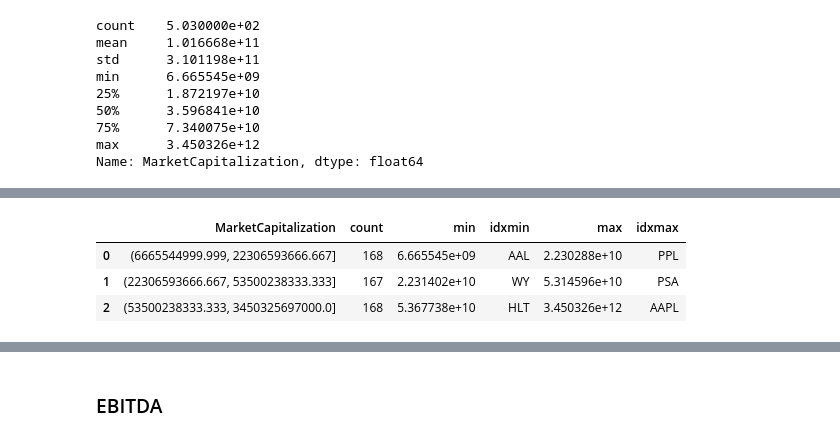
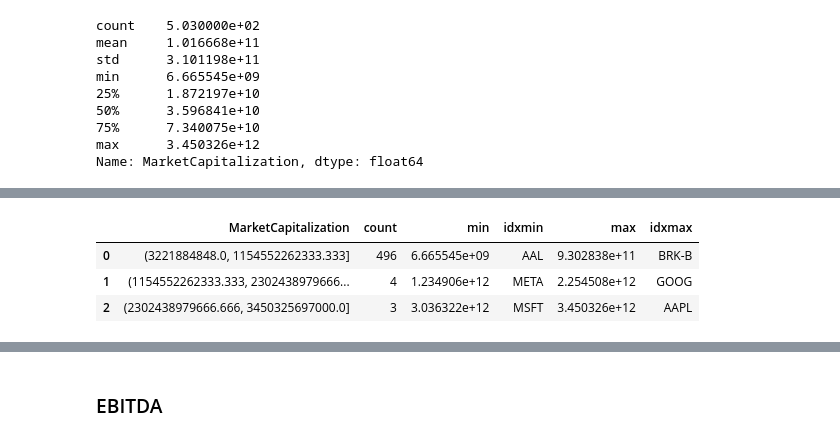
Before and after one commit to fadeeva/stock_market_research, a Jupyter notebook: Portfolio/Asset_Selection.ipynb, the cells around one changed output, grey strips where cells are left out. Cells and saved outputs as stored; diff of their text form; code cells hidden in the pictures.

```diff
--- a/Portfolio/Asset_Selection.ipynb
+++ b/Portfolio/Asset_Selection.ipynb
@@ -172,13 +177,13 @@ Name: MarketCapitalization, dtype: float64
 # %%
 market_cap = data['MarketCapitalization']
-bins = pd.qcut(market_cap, 3)
+bins = pd.cut(market_cap, 3)
 results = (pd.Series(market_cap).groupby(bins).agg(['count', 'min', 'idxmin', 'max', 'idxmax']).reset_index())
 results
 # %% [output]
 |  | MarketCapitalization | count | min | idxmin | max | idxmax |
-| 0 | (6665544999.999, 22306593666.667] | 168 | 6.665545e+09 | AAL | 2.230288e+10 | PPL |
-| 1 | (22306593666.667, 53500238333.333] | 167 | 2.231402e+10 | WY | 5.314596e+10 | PSA |
-| 2 | (53500238333.333, 3450325697000.0] | 168 | 5.367738e+10 | HLT | 3.450326e+12 | AAPL |
+| 0 | (3221884848.0, 1154552262333.333] | 496 | 6.665545e+09 | AAL | 9.302838e+11 | BRK-B |
+| 1 | (1154552262333.333, 2302438979666... | 4 | 1.234906e+12 | META | 2.254508e+12 | GOOG |
+| 2 | (2302438979666.666, 3450325697000.0] | 3 | 3.036322e+12 | MSFT | 3.450326e+12 | AAPL |
 # %%
 cat['market_cap_bins'] = bins
 cat.groupby(['Sector', 'market_cap_bins']).agg(['count', 'min', 'idxmin', 'max', 'idxmax'])['MarketCapitalization']
```
Also changed, not shown: parts of 20 cells of this notebook.
